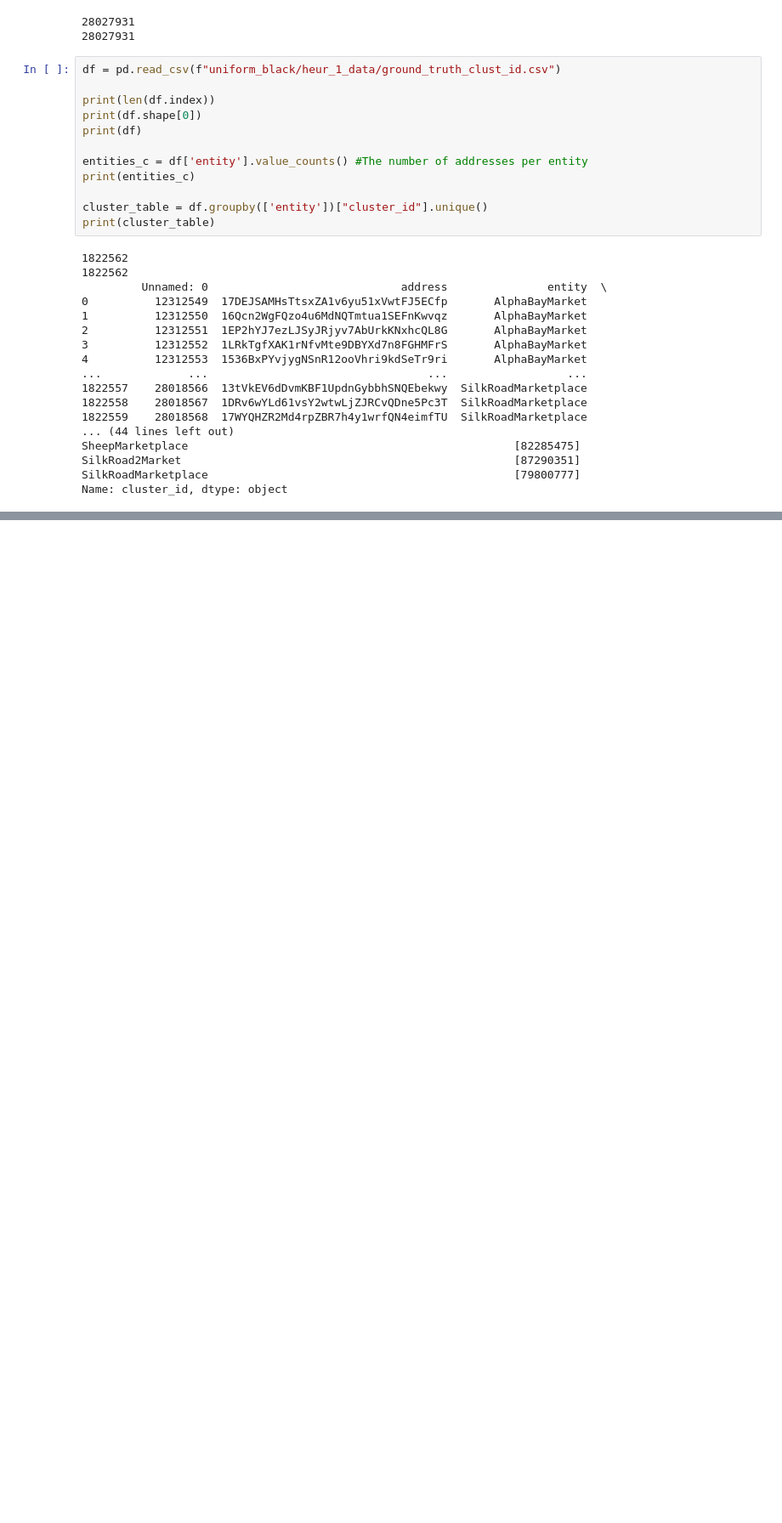
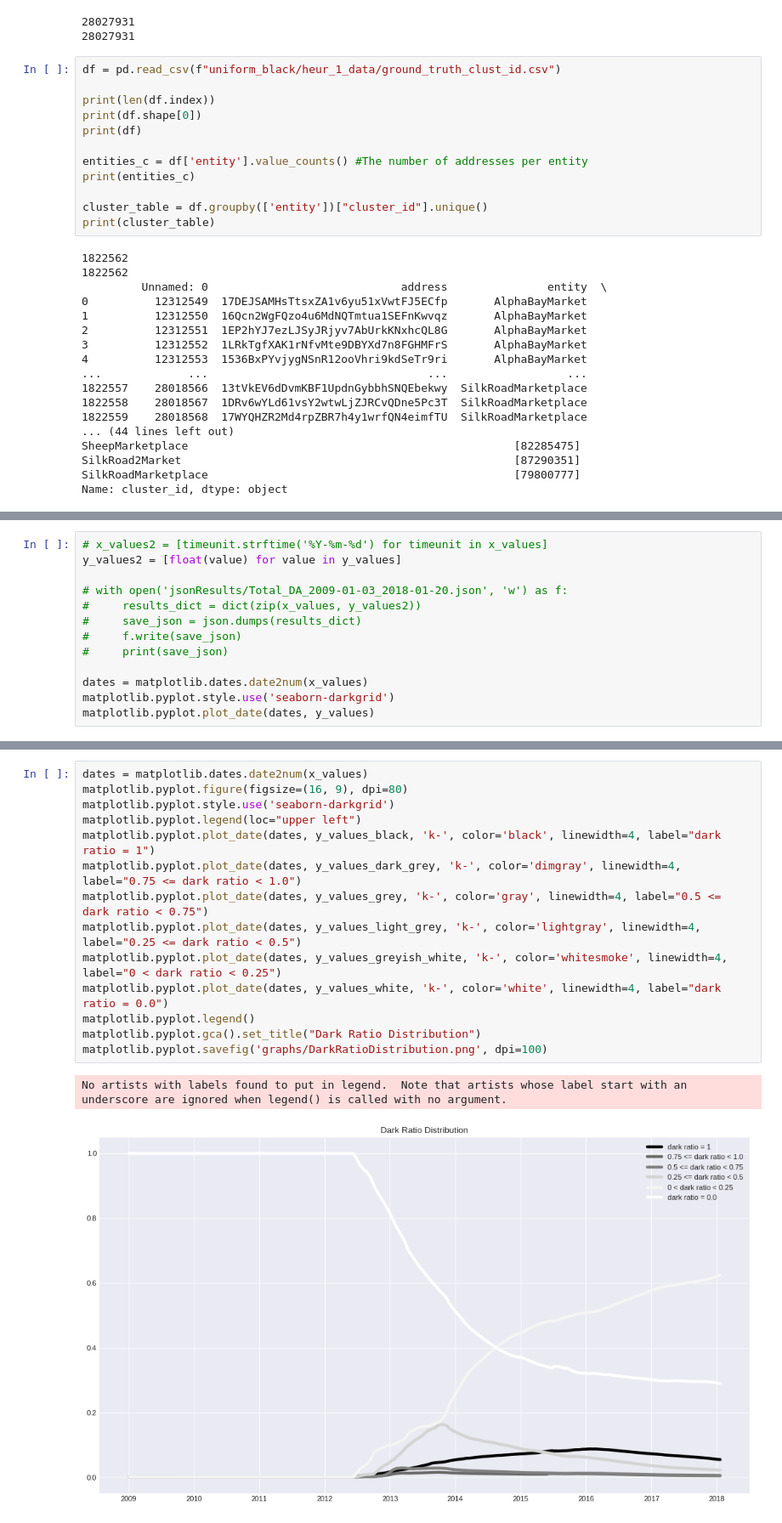
Before and after one commit to nicoloval/paint-black, a Jupyter notebook: graph_scripts.ipynb, the cells around one changed output, grey strips where cells are left out. Shown at 85% size. Saved outputs shown, nothing was run; the diff lists cells and outputs as text; blank space fills up the shorter version.

```diff
--- a/graph_scripts.ipynb
+++ b/graph_scripts.ipynb
@@ -274,0 +342,13 @@ matplotlib.pyplot.plot_date(dates, y_values)
+# %%
+# x_values2 = [timeunit.strftime('%Y-%m-%d') for timeunit in x_values]
+y_values2 = [float(value) for value in y_values]
+
+# with open('jsonResults/Total_DA_2009-01-03_2018-01-20.json', 'w') as f:
+#     results_dict = dict(zip(x_values, y_values2))
+#     save_json = json.dumps(results_dict)
+#     f.write(save_json)
+#     print(save_json)
+
+dates = matplotlib.dates.date2num(x_values)
+matplotlib.pyplot.style.use('seaborn-darkgrid')
+matplotlib.pyplot.plot_date(dates, y_values)
@@ -274,0 +470,17 @@ matplotlib.pyplot.plot_date(dates, y_values)
+# %%
+dates = matplotlib.dates.date2num(x_values)
+matplotlib.pyplot.figure(figsize=(16, 9), dpi=80)
+matplotlib.pyplot.style.use('seaborn-darkgrid')
+matplotlib.pyplot.legend(loc="upper left")
+matplotlib.pyplot.plot_date(dates, y_values_black, 'k-', color='black', linewidth=4, label="dark ratio = 1")
+matplotlib.pyplot.plot_date(dates, y_values_dark_grey, 'k-', color='dimgray', linewidth=4, label="0.75 <= dark ratio < 1.0")
+matplotlib.pyplot.plot_date(dates, y_values_grey, 'k-', color='gray', linewidth=4, label="0.5 <= dark ratio < 0.75")
+matplotlib.pyplot.plot_date(dates, y_values_light_grey, 'k-', color='lightgray', linewidth=4, label="0.25 <= dark ratio < 0.5")
+matplotlib.pyplot.plot_date(dates, y_values_greyish_white, 'k-', color='whitesmoke', linewidth=4, label="0 < dark ratio < 0.25")
+matplotlib.pyplot.plot_date(dates, y_values_white, 'k-', color='white', linewidth=4, label="dark ratio = 0.0")
+matplotlib.pyplot.legend()
+matplotlib.pyplot.gca().set_title("Dark Ratio Distribution")
+matplotlib.pyplot.savefig('graphs/DarkRatioDistribution.png', dpi=100)
+# %% [output]
+No artists with labels found to put in legend.  Note that artists whose label start with an underscore are ignored when legend() is called with no argument.
+[figure, added]
```
Also changed, not shown: parts of 11 cells of this notebook, 37 other files.
